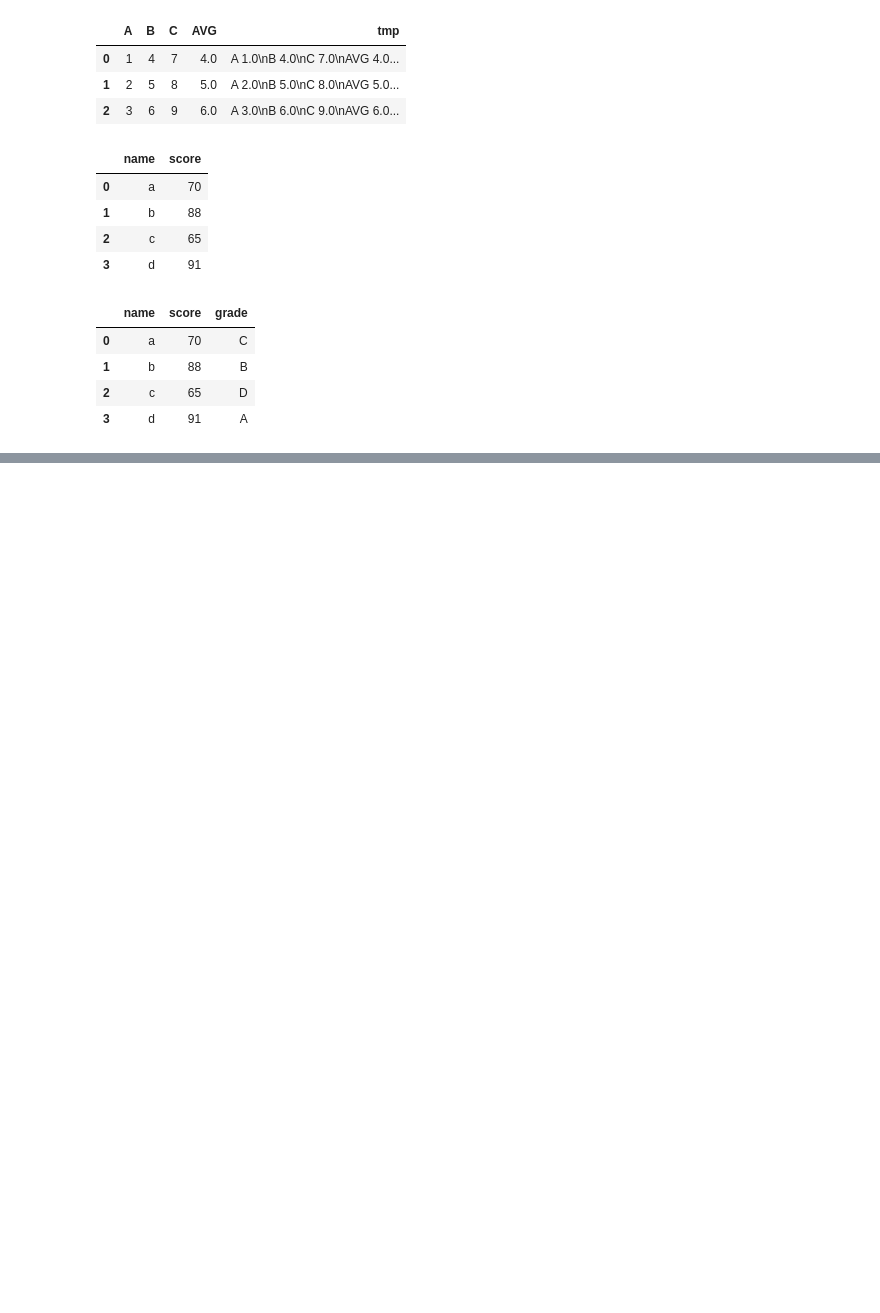
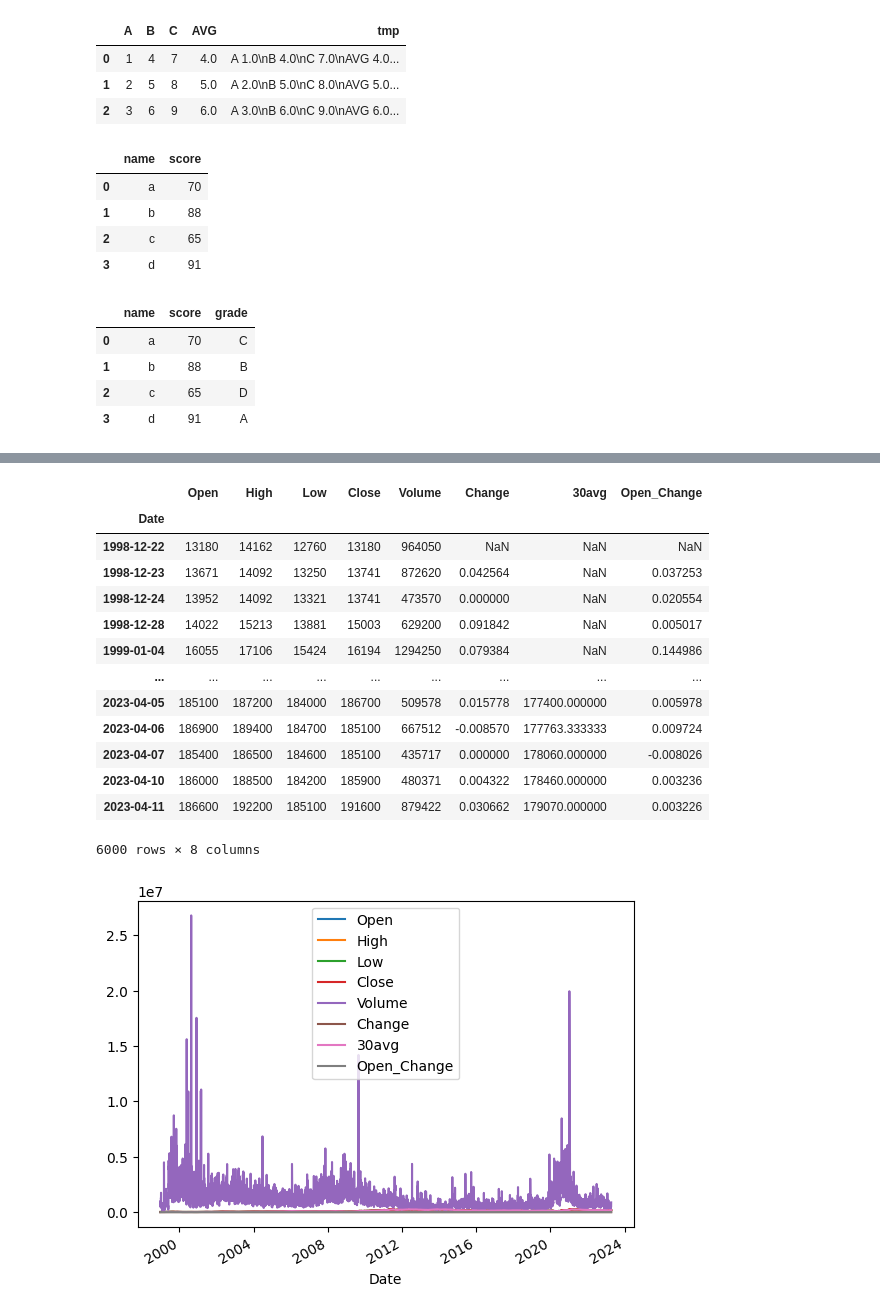
Before and after one commit to datajcthemax/playdata, a Jupyter notebook: day12.ipynb, the cells around one changed output, grey strips where cells are left out. Drawn from its saved outputs; the diff is of its cells as text; code cells hidden in the pictures; blank space fills up the shorter version.

```diff
--- a/day12.ipynb
+++ b/day12.ipynb
@@ -524,0 +743,18 @@ grades
+# %%
+pipe_line('005380')
+# %% [output]
+|  | Open | High | Low | Close | Volume | Change | 30avg | Open_Change |
+| Date |  |  |  |  |  |  |  |  |
+| 1998-12-22 | 13180 | 14162 | 12760 | 13180 | 964050 | NaN | NaN | NaN |
+| 1998-12-23 | 13671 | 14092 | 13250 | 13741 | 872620 | 0.042564 | NaN | 0.037253 |
+| 1998-12-24 | 13952 | 14092 | 13321 | 13741 | 473570 | 0.000000 | NaN | 0.020554 |
+| 1998-12-28 | 14022 | 15213 | 13881 | 15003 | 629200 | 0.091842 | NaN | 0.005017 |
+| 1999-01-04 | 16055 | 17106 | 15424 | 16194 | 1294250 | 0.079384 | NaN | 0.144986 |
+| ... | ... | ... | ... | ... | ... | ... | ... | ... |
+| 2023-04-05 | 185100 | 187200 | 184000 | 186700 | 509578 | 0.015778 | 177400.000000 | 0.005978 |
+| 2023-04-06 | 186900 | 189400 | 184700 | 185100 | 667512 | -0.008570 | 177763.333333 | 0.009724 |
+| 2023-04-07 | 185400 | 186500 | 184600 | 185100 | 435717 | 0.000000 | 178060.000000 | -0.008026 |
+| 2023-04-10 | 186000 | 188500 | 184200 | 185900 | 480371 | 0.004322 | 178460.000000 | 0.003236 |
+| 2023-04-11 | 186600 | 192200 | 185100 | 191600 | 879422 | 0.030662 | 179070.000000 | 0.003226 |
+6000 rows × 8 columns
+[figure, added]
```
Also changed, not shown: parts of 37 cells of this notebook.
